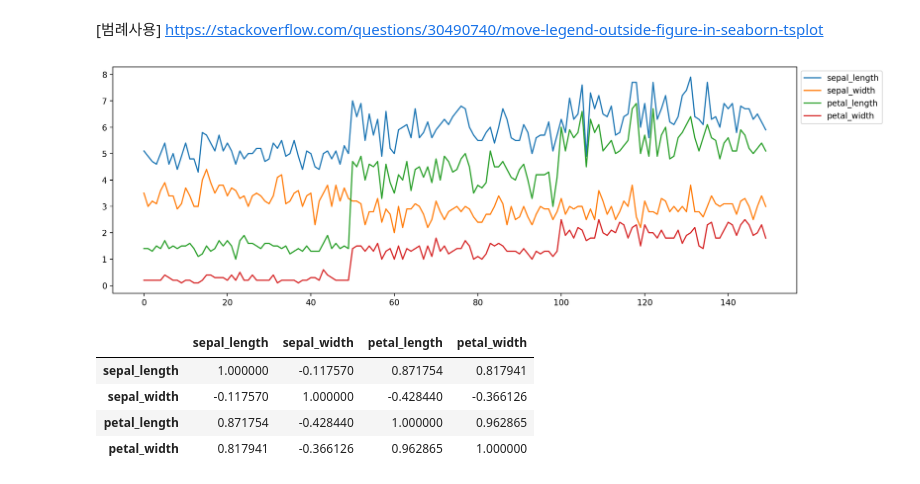
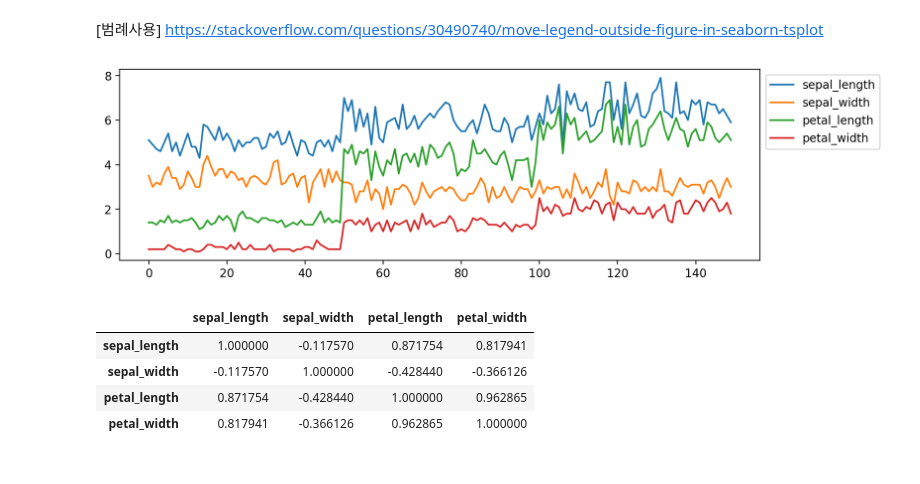
Before and after one commit to hzj04473/ai_x, a Jupyter notebook: source/01_python/ch12_데이터시각화_1절_Matplotlib.ipynb, the cells around one changed output. Drawn from its saved outputs; the diff is of its cells as text; code cells hidden in the pictures.

```diff
--- a/source/01_python/ch12_데이터시각화_1절_Matplotlib.ipynb
+++ b/source/01_python/ch12_데이터시각화_1절_Matplotlib.ipynb
@@ -42,6 +42,12 @@ import seaborn as sns
 %config InlineBackend.figure_format = 'retina'
 
 # 한글설정
+# plt.rc 는 환경설정
+plt.rc('font', family='AppleGothic') # Mac
+plt.rc('axes', unicode_minus=False) # 축의 - 꺠짐 방지
+# plt.rc('font', family='AppleGothic')
+# plt.rc('font', family='Malgun Gothic') # 윈도우즈
+# plt.rcParams['font.family'] = "AppleGothic"
 
 # warning (경고) 안보이게
 # %% [markdown]
@@ -137,14 +143,14 @@ iris.sample(1)
 [범례사용] https://stackoverflow.com/questions/30490740/move-legend-outside-figure-in-seaborn-tsplot
 # %%
 # iris.plot(x='petal_length', y='petal_width')
-g = iris.plot(kind='line', figsize=(15, 5))
+g = iris.plot(kind='line', figsize=(10, 3))
 # Put the legend out of the figure
 # g.legend(loc='center left', bbox_to_anchor=(1, 0.5))
 sns.move_legend(g, "upper left", bbox_to_anchor=(1, 1))
-# plt.savefig("data/ch12_iris.png")
-plt.show()
+plt.savefig("data/ch12_iris.png", bbox_inches = 'tight')
+# plt.show()
 # %% [output]
-[figure, old version]
+[figure, new version]
 # %%
 iris.corr(numeric_only=True)
 # %% [output]
```
Also changed, not shown: parts of 15 cells of this notebook, 1 other file.
